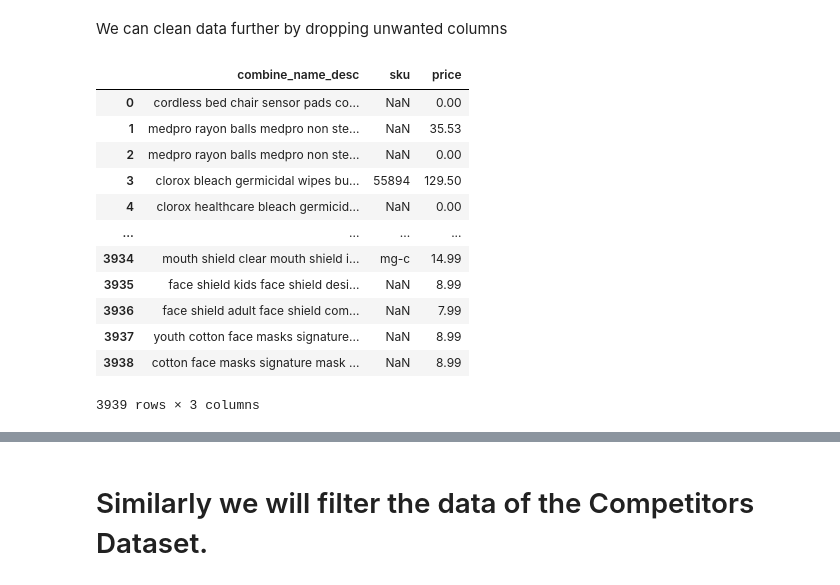
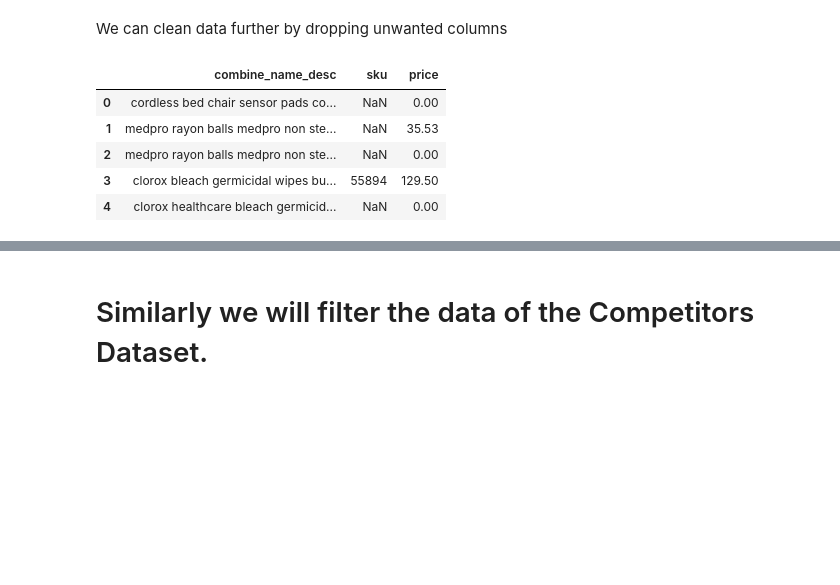
Before and after one commit to kontacky01/SOEN-471-MECP-Project, a Jupyter notebook: Project_Big_Data_26.ipynb, the cells around one changed output, grey strips where cells are left out. Saved outputs shown, nothing was run; the diff lists cells and outputs as text; code cells hidden in the pictures; blank space fills up the shorter version.

```diff
--- a/Project_Big_Data_26.ipynb
+++ b/Project_Big_Data_26.ipynb
@@ -181,22 +187,15 @@ We can  clean data further by dropping unwanted columns
 # %%
 # Column drop
 df = df.drop(columns=["permalink", "name", "created_at"], errors="ignore")
 df = df[["combine_name_desc", "sku", "price"]]
-df
+df.head()
 # %% [output]
 |  | combine_name_desc | sku | price |
 | 0 | cordless bed chair sensor pads co... | NaN | 0.00 |
 | 1 | medpro rayon balls medpro non ste... | NaN | 35.53 |
 | 2 | medpro rayon balls medpro non ste... | NaN | 0.00 |
 | 3 | clorox bleach germicidal wipes bu... | 55894 | 129.50 |
 | 4 | clorox healthcare bleach germicid... | NaN | 0.00 |
-| ... | ... | ... | ... |
-| 3934 | mouth shield clear mouth shield i... | mg-c | 14.99 |
-| 3935 | face shield kids face shield desi... | NaN | 8.99 |
-| 3936 | face shield adult face shield com... | NaN | 7.99 |
-| 3937 | youth cotton face masks signature... | NaN | 8.99 |
-| 3938 | cotton face masks signature mask ... | NaN | 8.99 |
-3939 rows × 3 columns
 # %%
 import numpy as np
 
```
Also changed, not shown: parts of 12 cells of this notebook.
